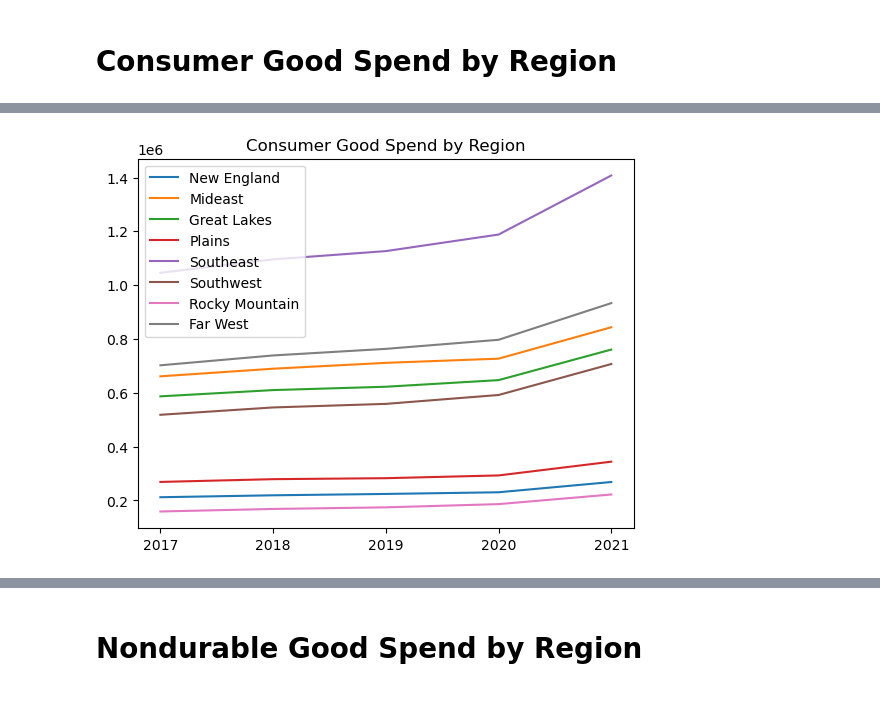
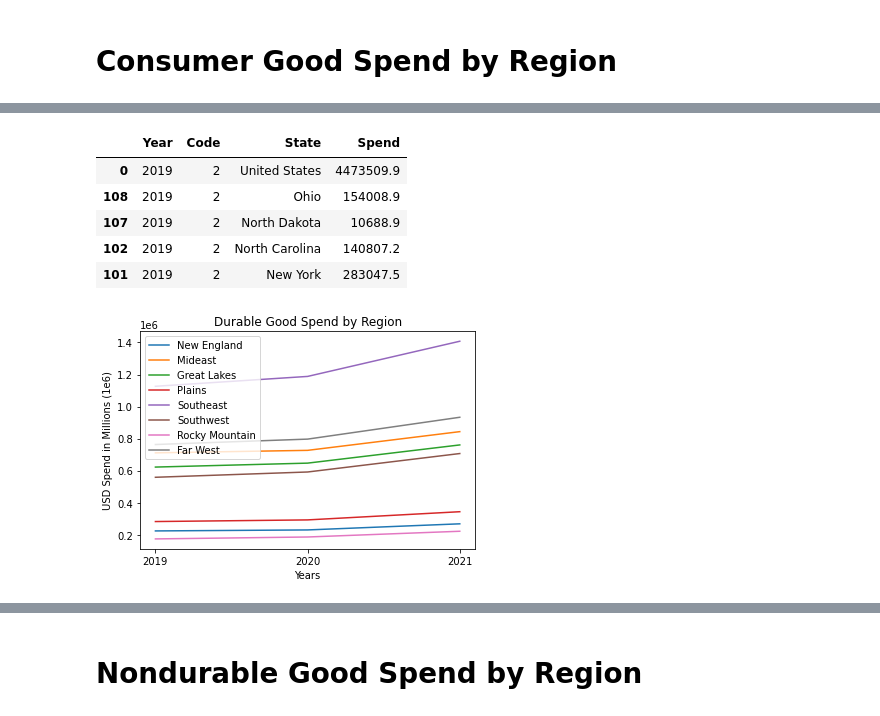
Before and after one commit to kmcmurphy/Covid19-and-the-Economy, a Jupyter notebook: consumer_spend_analysis.ipynb, the cells around one changed output, grey strips where cells are left out. Drawn from its saved outputs; the diff is of its cells as text; code cells hidden in the pictures.

```diff
--- a/consumer_spend_analysis.ipynb
+++ b/consumer_spend_analysis.ipynb
@@ -124,7 +193,7 @@ regions = ['New England', 'Mideast', 'Great Lakes', 'Plains', 'Southeast', 'Sout
 
 
 # Ping API for US data for all linecodes from 2017-2021
-url = api_url_builder('STATE','2','2017,2018,2019,2020,2021')
+url = api_url_builder('STATE','2','2019,2020,2021')
 
 # Get JSON response
 response = requests.get(url).json()
@@ -163,22 +232,34 @@ spend_data = pd.DataFrame(spend_dict)
 #spend_data.sort_values('Year')
 
 
-# Sorting by column 'Country'
+# Sorting by year
 spend_data = spend_data.sort_values(by=['Year'])
+
+spend_data.head()
+# %% [output]
+|  | Year | Code | State | Spend |
+| 0 | 2019 | 2 | United States | 4473509.9 |
+| 108 | 2019 | 2 | Ohio | 154008.9 |
+| 107 | 2019 | 2 | North Dakota | 10688.9 |
+| 102 | 2019 | 2 | North Carolina | 140807.2 |
+| 101 | 2019 | 2 | New York | 283047.5 |
 # %%
 ######################################
 ## Plot Durable Goods by Region
 ######################################
 
 
+#Loop through regions and plot
 for region in regions:
     x_axis = spend_data.loc[spend_data['State']==region]['Year']
     y_axis = spend_data.loc[spend_data['State']==region]['Spend']
     plt.plot(x_axis, y_axis, label=region)
 
 
-plt.title("Consumer Good Spend by Region")
+plt.title("Durable Good Spend by Region")
 plt.legend(loc="upper left")
+plt.ylabel("USD Spend in Millions (1e6)")
+plt.xlabel("Years")
 plt.show()
 # %% [output]
-[figure, old version]
+[figure, new version]
```
Also changed, not shown: parts of 33 cells of this notebook, 1 other file.
